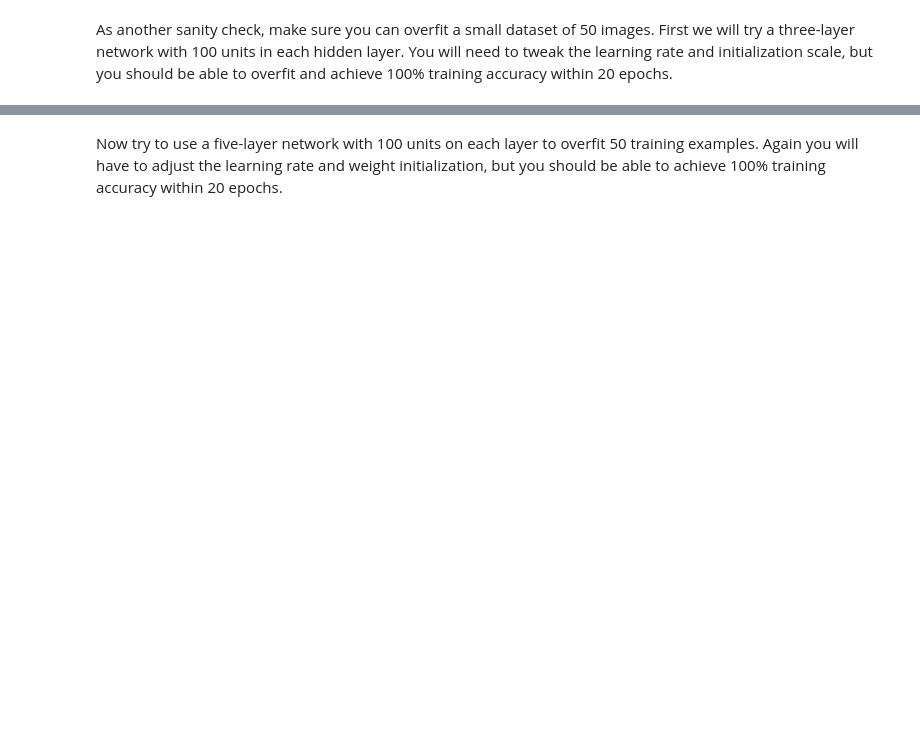
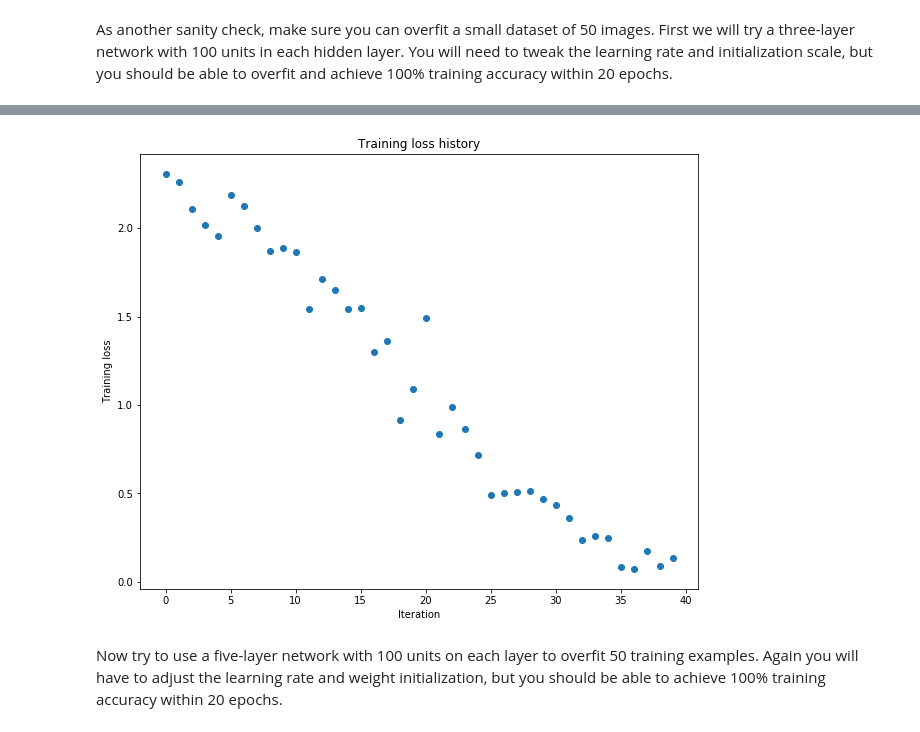
Before and after one commit to MartSlaaf/cs321n, a Jupyter notebook: assignment2/FullyConnectedNets.ipynb, the cells around one changed output, grey strips where cells are left out. Drawn from its saved outputs; the diff is of its cells as text; code cells hidden in the pictures; blank space fills up the shorter version.

```diff
--- a/assignment2/FullyConnectedNets.ipynb
+++ b/assignment2/FullyConnectedNets.ipynb
@@ -418,8 +427,8 @@ small_data = {
   'y_val': data['y_val'],
 }
 
-weight_scale = 1e-2
-learning_rate = 1e-4
+weight_scale = 8.8e-3
+learning_rate = 8.3e-3
 model = FullyConnectedNet([100, 100],
               weight_scale=weight_scale, dtype=np.float64)
 solver = Solver(model, small_data,
@@ -436,3 +445,4 @@ plt.title('Training loss history')
 plt.xlabel('Iteration')
 plt.ylabel('Training loss')
 plt.show()
+# %% [output]
@@ -439,3 +466,4 @@ plt.show()
+[figure, added]
 # %% [markdown]
 Now try to use a five-layer network with 100 units on each layer to overfit 50 training examples. Again you will have to adjust the learning rate and weight initialization, but you should be able to achieve 100% training accuracy within 20 epochs.
 # %%
```
Also changed, not shown: parts of 19 cells of this notebook, 3 other files.
